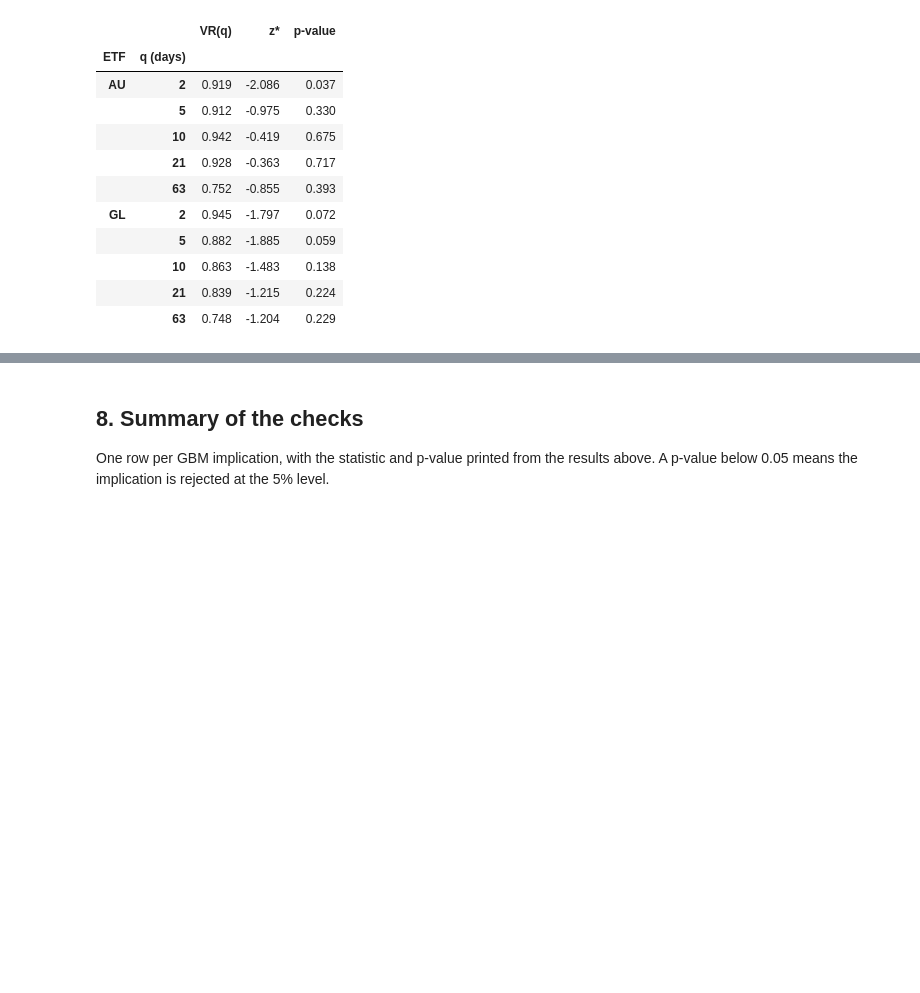
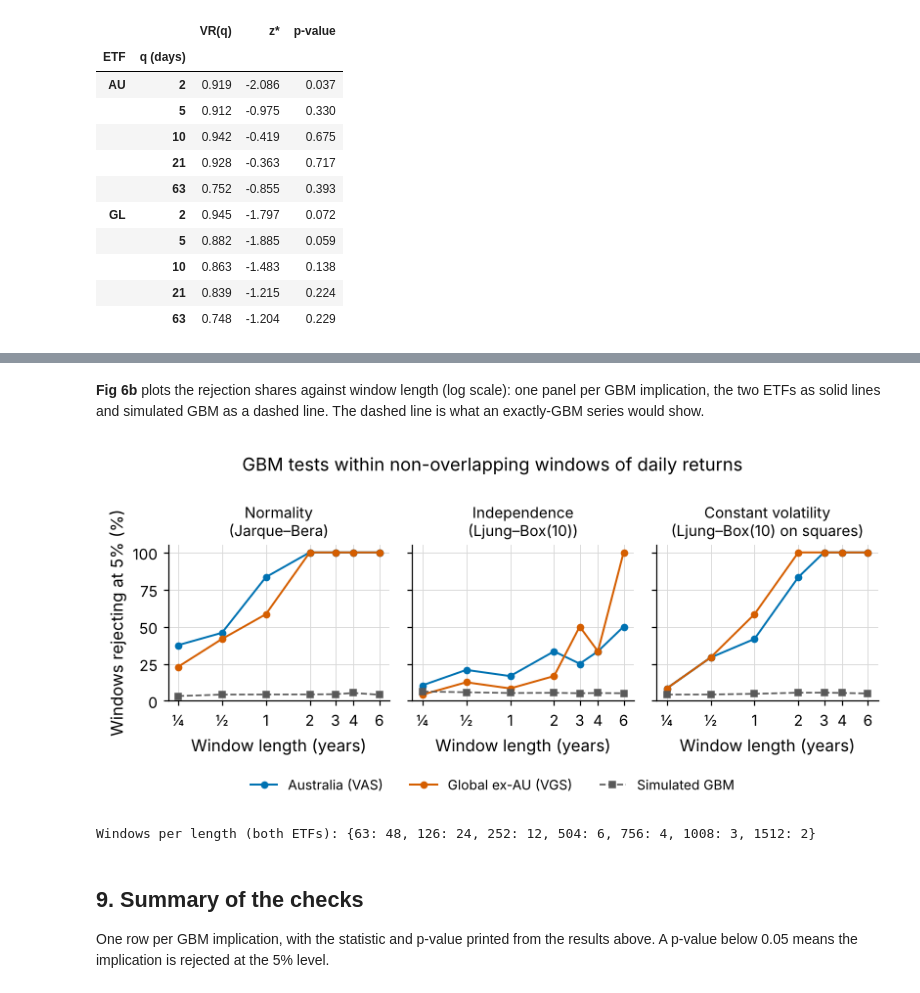
Before and after one commit to 9yifanchen9/MATH5816-Mini-Project, a Jupyter notebook: notebooks/02_diagnostics.ipynb, the cells around one changed output, grey strips where cells are left out. Saved outputs shown, nothing was run; the diff lists cells and outputs as text; code cells hidden in the pictures; blank space fills up the shorter version.

```diff
--- a/notebooks/02_diagnostics.ipynb
+++ b/notebooks/02_diagnostics.ipynb
@@ -330,5 +387,40 @@ vr_tab.round(3)
+# %% [markdown]
+**Fig 6b** plots the rejection shares against window length (log scale): one panel per GBM implication, the
+two ETFs as solid lines and simulated GBM as a dashed line. The dashed line is what an exactly-GBM series
+would show.
+# %%
+import matplotlib.ticker as mticker
+fig, axes = plt.subplots(1, 3, figsize=(7.5, 3.3), sharey=True)
+titles = ["Normality\n(Jarque–Bera)", f"Independence\n(Ljung–Box({h}))",
+          f"Constant volatility\n(Ljung–Box({h}) on squares)"]
+for ax, t, title in zip(axes, TESTS, titles):
+    for k in KEYS:
+        d = win_tab[win_tab.series == k]
+        ax.plot(d["window (years)"], 100 * d[t], "o-", color=cfg.COLORS[k], ms=4, lw=1.3, label=cfg.LABELS[k])
+    d = win_tab[win_tab.series == "GBM (simulated)"]
+    ax.plot(d["window (years)"], 100 * d[t], "s--", color="0.35", ms=3.5, lw=1.1, label="Simulated GBM")
+    ax.set_xscale("log")
+    ax.set_xticks([0.25, 0.5, 1, 2, 3, 4, 6])
+    ax.set_xticklabels(["¼", "½", "1", "2", "3", "4", "6"])
+    ax.xaxis.set_minor_locator(mticker.NullLocator())
+    ax.set_title(title, fontsize=10)
+    ax.set_xlabel("Window length (years)")
+    ax.set_ylim(0, 105)
+axes[0].set_ylabel("Windows rejecting at 5% (%)")
+handles, labels = axes[0].get_legend_handles_labels()
+fig.legend(handles, labels, loc="lower center", ncol=3, fontsize=9, bbox_to_anchor=(0.5, -0.01))
+fig.suptitle("GBM tests within non-overlapping windows of daily returns", fontsize=12)
+fig.tight_layout(rect=(0, 0.08, 1, 1))
+gu.savefig(fig, "fig06b_window_tests")
+plt.show()
+
+nw = win_tab[win_tab.series == "AU"].set_index("window (days)")["n windows"]
+print("Windows per length (both ETFs):", nw.to_dict())
+# %% [output]
+[figure, added]
+Windows per length (both ETFs): {63: 48, 126: 24, 252: 12, 504: 6, 756: 4, 1008: 3, 1512: 2}
 # %% [markdown]
-## 8. Summary of the checks
+## 9. Summary of the checks
 
 One row per GBM implication, with the statistic and p-value printed from the results above. A p-value
 below 0.05 means the implication is rejected at the 5% level.
```
Also changed, not shown: parts of 4 cells of this notebook, 31 other files.
